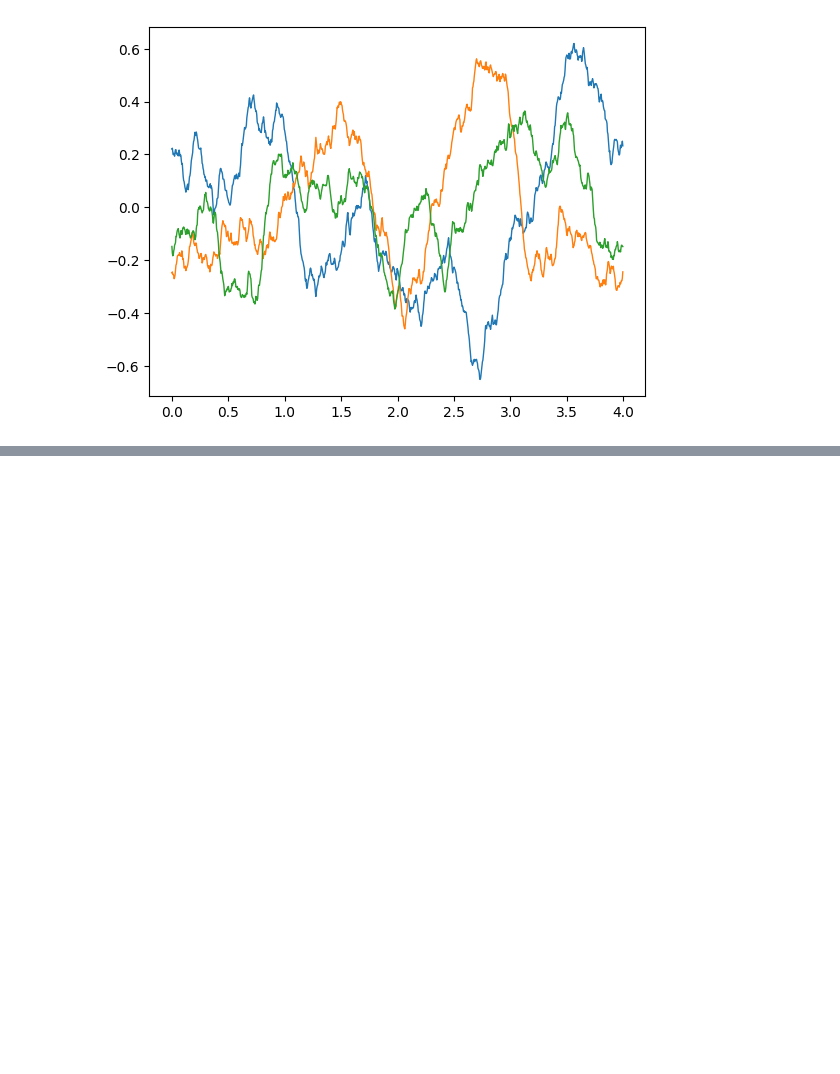
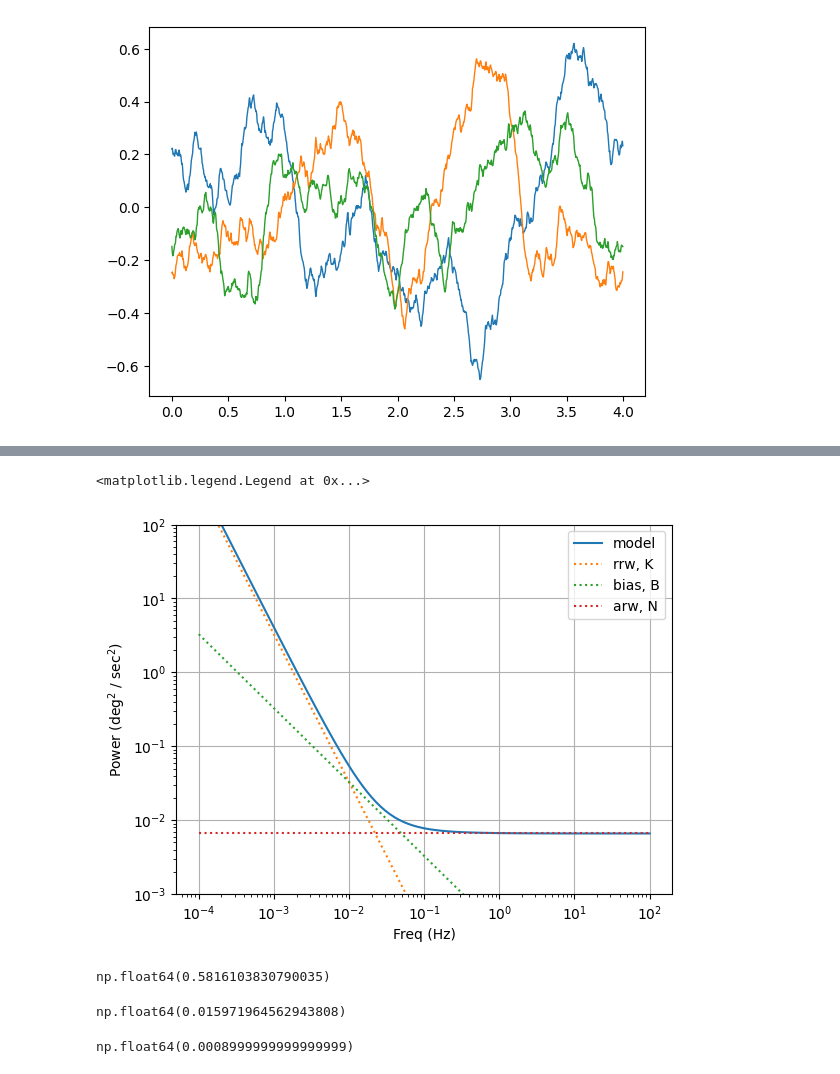
Before and after one commit to raculver/studious-fortnight, a Jupyter notebook: timing/quick_python_tests.ipynb, the cells around one changed output, grey strips where cells are left out. Saved outputs shown, nothing was run; the diff lists cells and outputs as text; code cells hidden in the pictures; blank space fills up the shorter version.

```diff
--- a/timing/quick_python_tests.ipynb
+++ b/timing/quick_python_tests.ipynb
@@ -234,0 +265,46 @@ for i in range(3):
+# %%
+# Section C of https://doi.org/10.1109/IEEESTD.1998.86153
+# ADIS16350 datasheet https://www.analog.com/media/en/technical-documentation/data-sheets/ADIS16350_16355.pdf
+
+d2r = np.deg2rad(1.0)
+r2d = np.rad2deg(1.0)
+
+# PSD Contributions
+f0 = 350         # cut-off freq           (Hz)              # Taken straight from the datasheet 3dB BW
+N = d2r*5.75e-2  # angle RW coeff         (deg/sqrt(s))     # 0.07 deg/rt(s) on datasheet 4.2 deg/sqrt(hr) "angular random walk"
+B = d2r*1.55e-2  # bias instability coeff (deg/s)           # 0.015 deg/s on datasheet "in run bias stability"
+K = d2r*9e-4     # Rate RW coeff          (deg/sqrt(s))     # 0.05 deg/rt(s) "rate noise density RMS"
+
+S_arw = lambda f: np.ones_like(f)*N**2
+S_bias = lambda f: f**(-1)*B**2/(2*np.pi)* (f < f0)
+S_rrw = lambda f: f**(-2)*(K / 2*np.pi)**2
+# %%
+fs = 10**np.linspace(-4,2, 100)
+SSB = 2 * (S_arw(fs) + S_bias(fs) + S_rrw(fs))
+# %%
+# plt.figure()
+# plt.loglog(fs, 2*S_rrw(fs))
+# plt.loglog(fs, 2*S_bias(fs))
+# plt.loglog(fs, 2*S_arw(fs))
+
+rsq2dsq = r2d**2 ## convert plot to degrees squared per second square
+
+plt.figure()
+plt.loglog(fs, rsq2dsq*SSB)
+plt.grid()
+plt.xlabel("Freq (Hz)")
+plt.ylabel("Power (deg$^{2}$ / sec$^{2}$)")
+
+# plot guides
+plt.loglog(fs, rsq2dsq*10**np.log10(fs**-2) / 1e9, ':')
+plt.loglog(fs, rsq2dsq*(fs**-1)/1e7, ':')
+plt.loglog(fs, rsq2dsq*2*S_arw(fs), ':')
+plt.ylim(1e-3,1e2)
+plt.legend(["model", "rrw, K", "bias, B", "arw, N"])
+# %% [output]
+<matplotlib.legend.Legend at 0x...>
+[figure, added]
+# %%
+np.sqrt((0.581614**2 - r2d*B**2 - r2d*K**2))
+# %% [output]
+np.float64(0.5816103830790035)
@@ -234,0 +317,8 @@ for i in range(3):
+# %%
+sig_rrw
+# %% [output]
+np.float64(0.015971964562943808)
+# %%
+r2d*K
+# %% [output]
+np.float64(0.0008999999999999999)
```
Also changed, not shown: parts of 7 cells of this notebook.
